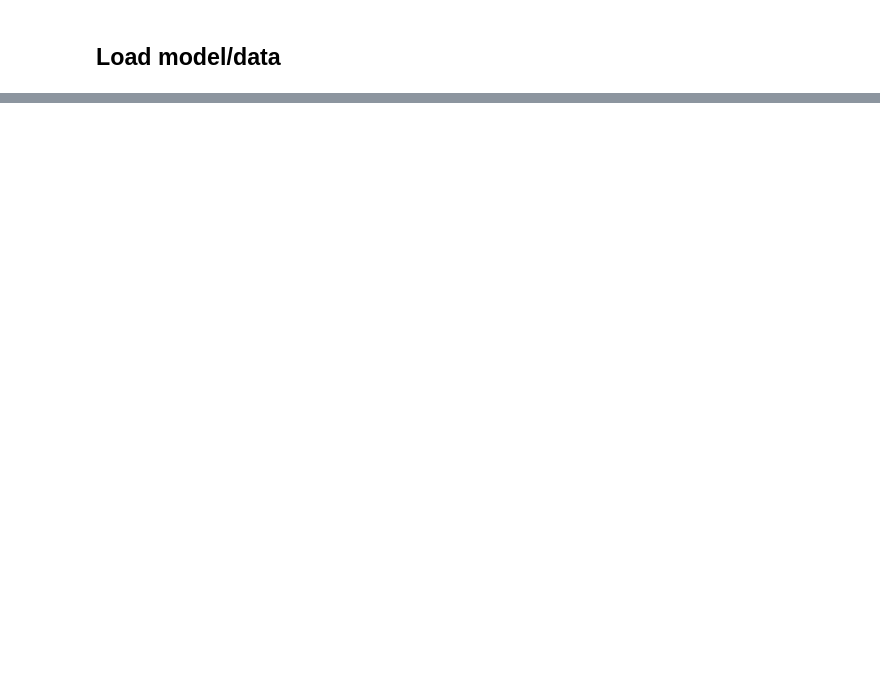
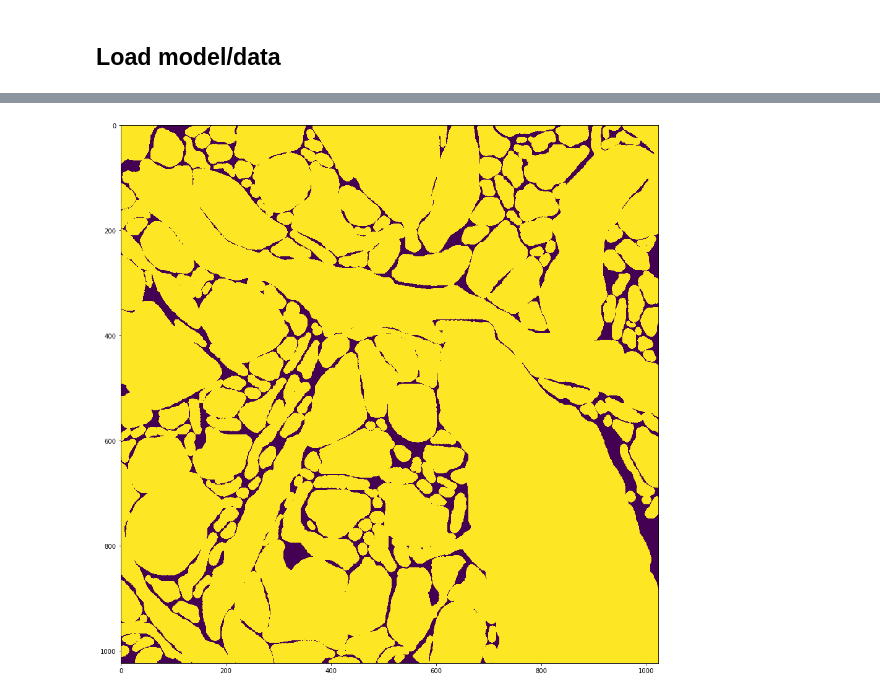
Before and after one commit to seung-lab/metric_segmentation, a Jupyter notebook: analysis/view_embeddings.ipynb, the cells around one changed output, grey strips where cells are left out. Drawn from its saved outputs; the diff is of its cells as text; code cells hidden in the pictures; blank space fills up the shorter version.

```diff
--- a/analysis/view_embeddings.ipynb
+++ b/analysis/view_embeddings.ipynb
@@ -159,0 +255,7 @@ plt.show()
+# %%
+seg_imgs = h5py.File(os.path.join(ROOT, 'data', 'human_labels_boundary.h5'), 'r')['main']
+# %%
+plt.figure(figsize=(16,16))
+plt.imshow(seg_imgs[0]); plt.show()
+# %% [output]
+[figure, added]
```
Also changed, not shown: parts of 21 cells of this notebook, 4 other files.
